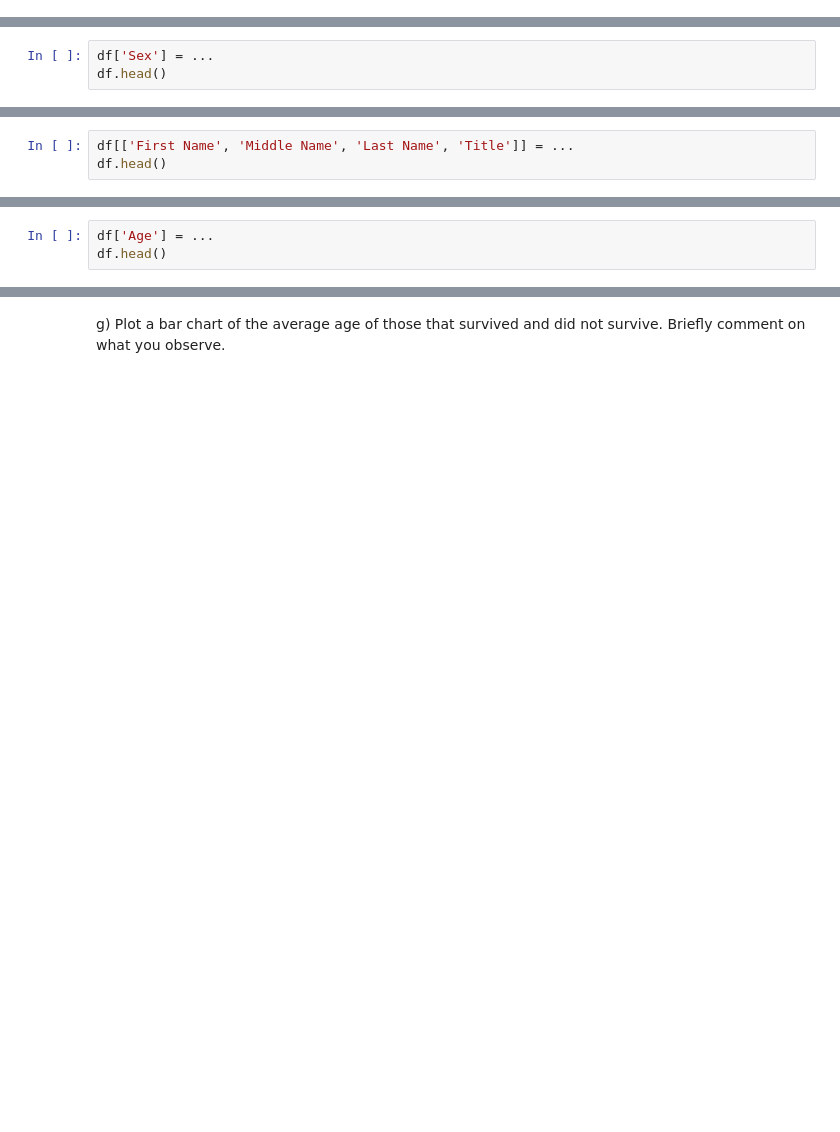
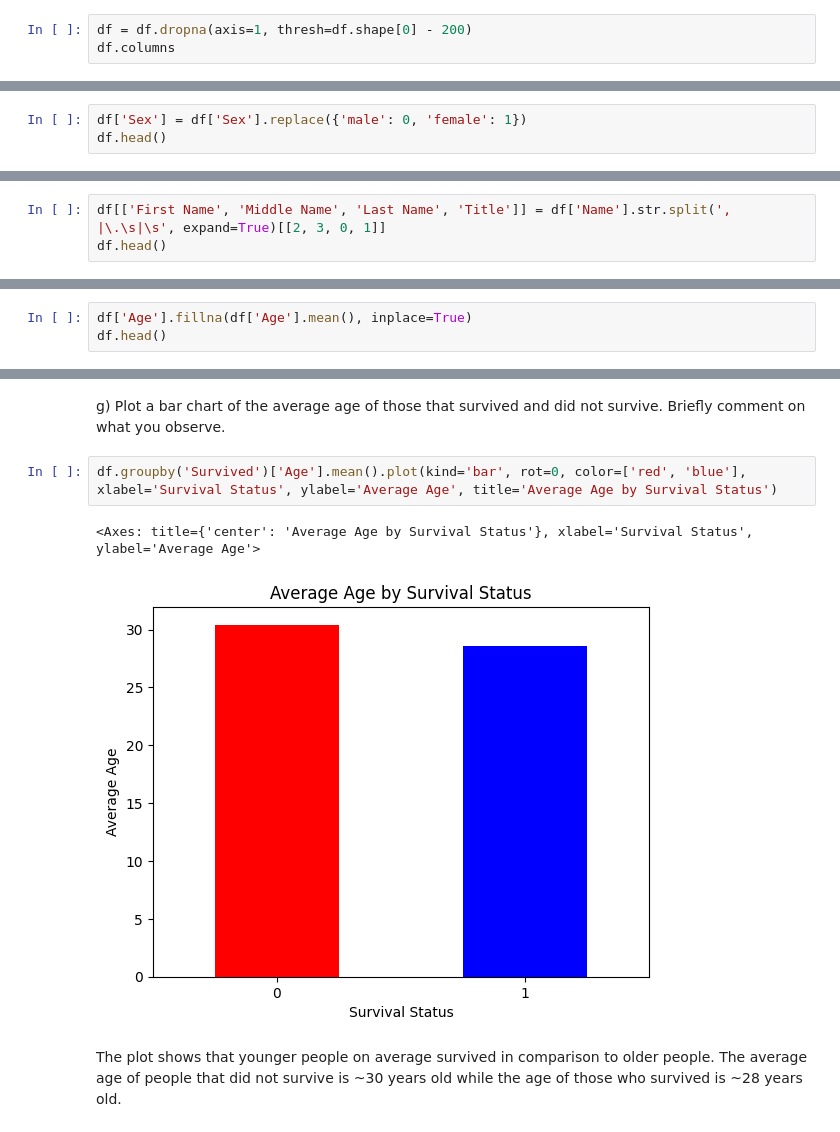
Before and after one commit to gallettilance/Data-Science-Fundamentals, a Jupyter notebook: lecture_02/worksheet_02.ipynb, the cells around one changed output, grey strips where cells are left out. Saved outputs shown, nothing was run; the diff lists cells and outputs as text; blank space fills up the shorter version.

```diff
--- a/lecture_02/worksheet_02.ipynb
+++ b/lecture_02/worksheet_02.ipynb
@@ -128,0 +156,3 @@ df.columns
+# %%
+df = df.dropna(axis=1, thresh=df.shape[0] - 200)
+df.columns
@@ -129,5 +163,5 @@ df.columns
 # %% [markdown]
 d) Complete the code below to replaces `male` with 0 and `female` with 1
 # %%
-df['Sex'] = ...
+df['Sex'] = df['Sex'].replace({'male': 0, 'female': 1})
 df.head()
@@ -142,5 +183,5 @@ For example: `Braund, Mr. Owen Harris` would be:
 
 Anything not clearly one of the above 4 categories can be ignored.
 # %%
-df[['First Name', 'Middle Name', 'Last Name', 'Title']] = ...
+df[['First Name', 'Middle Name', 'Last Name', 'Title']] = df['Name'].str.split(', |\.\s|\s', expand=True)[[2, 3, 0, 1]]
 df.head()
@@ -147,5 +195,5 @@ df.head()
 # %% [markdown]
 f) Complete the code below to replace all missing ages with the average age
 # %%
-df['Age'] = ...
+df['Age'].fillna(df['Age'].mean(), inplace=True)
 df.head()
@@ -152,2 +207,9 @@ df.head()
 # %% [markdown]
 g) Plot a bar chart of the average age of those that survived and did not survive. Briefly comment on what you observe.
+# %%
+df.groupby('Survived')['Age'].mean().plot(kind='bar', rot=0, color=['red', 'blue'], xlabel='Survival Status', ylabel='Average Age', title='Average Age by Survival Status')
+# %% [output]
+<Axes: title={'center': 'Average Age by Survival Status'}, xlabel='Survival Status', ylabel='Average Age'>
+[figure, added]
+# %% [markdown]
+The plot shows that younger people on average survived in comparison to older people. The average age of people that did not survive is ~30 years old while the age of those who survived is ~28 years old.
```
Also changed, not shown: parts of 8 cells of this notebook.
